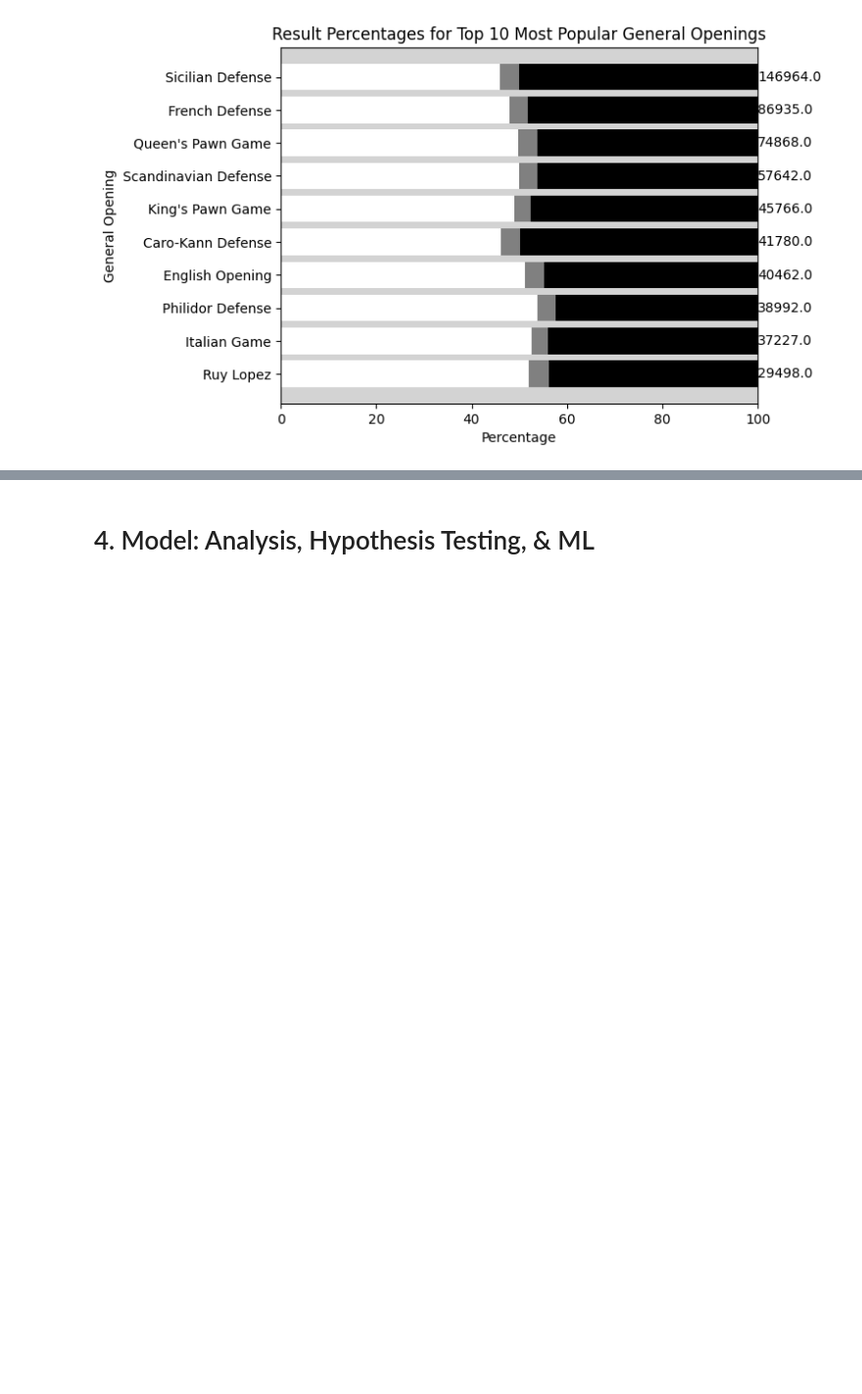
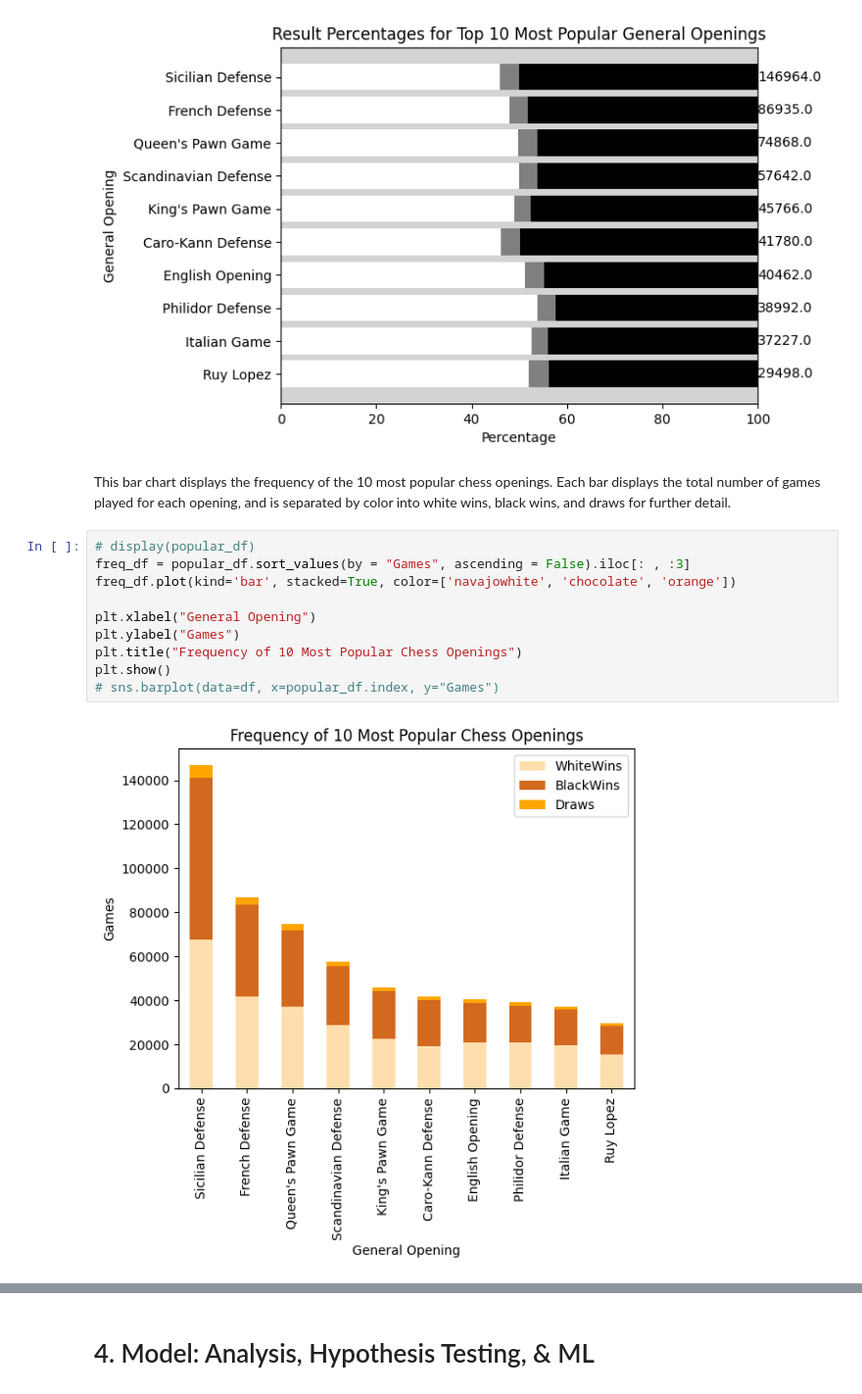
Before and after one commit to AyushSood03/AyushSood03.github.io, a Jupyter notebook: FinalTutorial.ipynb, the cells around one changed output, grey strips where cells are left out. Shown at 98% size. Drawn from its saved outputs; the diff is of its cells as text; blank space fills up the shorter version.

```diff
--- a/FinalTutorial.ipynb
+++ b/FinalTutorial.ipynb
@@ -409,3 +415,17 @@ plt.xlim([0,100])
 plt.show()
 # %% [output]
 [figure]
+# %% [markdown]
+This bar chart displays the frequency of the 10 most popular chess openings. Each bar displays the total number of games played for each opening, and is separated by color into white wins, black wins, and draws for further detail.
+# %%
+# display(popular_df)
+freq_df = popular_df.sort_values(by = "Games", ascending = False).iloc[: , :3]
+freq_df.plot(kind='bar', stacked=True, color=['navajowhite', 'chocolate', 'orange'])
+
+plt.xlabel("General Opening")
+plt.ylabel("Games")
+plt.title("Frequency of 10 Most Popular Chess Openings")
+plt.show()
+# sns.barplot(data=df, x=popular_df.index, y="Games")
+# %% [output]
+[figure, added]
```
Also changed, not shown: parts of 16 cells of this notebook.
